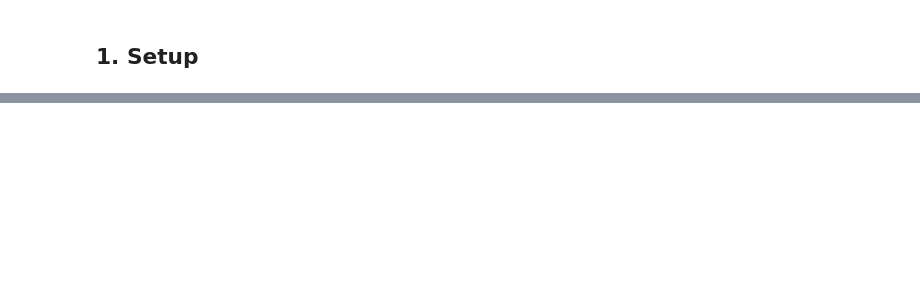
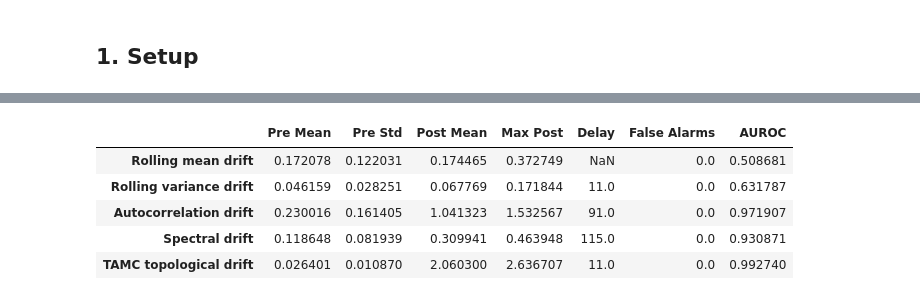
Before and after one commit to ris3abh/TAMC, a Jupyter notebook: experiments/synthetic_regime_shift.ipynb, the cells around one changed output, grey strips where cells are left out. Drawn from its saved outputs; the diff is of its cells as text; code cells hidden in the pictures; blank space fills up the shorter version.

```diff
--- a/experiments/synthetic_regime_shift.ipynb
+++ b/experiments/synthetic_regime_shift.ipynb
@@ -68,0 +94,11 @@ research brief section 8 metrics list.
+# %%
+all_signals = {**drifts, "TAMC topological drift": topo_drift}
+metrics_table = build_metrics_table(times, all_signals, shift_index)
+metrics_table
+# %% [output]
+|  | Pre Mean | Pre Std | Post Mean | Max Post | Delay | False Alarms | AUROC |
+| Rolling mean drift | 0.172078 | 0.122031 | 0.174465 | 0.372749 | NaN | 0.0 | 0.508681 |
+| Rolling variance drift | 0.046159 | 0.028251 | 0.067769 | 0.171844 | 11.0 | 0.0 | 0.631787 |
+| Autocorrelation drift | 0.230016 | 0.161405 | 1.041323 | 1.532567 | 91.0 | 0.0 | 0.971907 |
+| Spectral drift | 0.118648 | 0.081939 | 0.309941 | 0.463948 | 115.0 | 0.0 | 0.930871 |
+| TAMC topological drift | 0.026401 | 0.010870 | 2.060300 | 2.636707 | 11.0 | 0.0 | 0.992740 |
```
Also changed, not shown: parts of 17 cells of this notebook, 1 other file.
